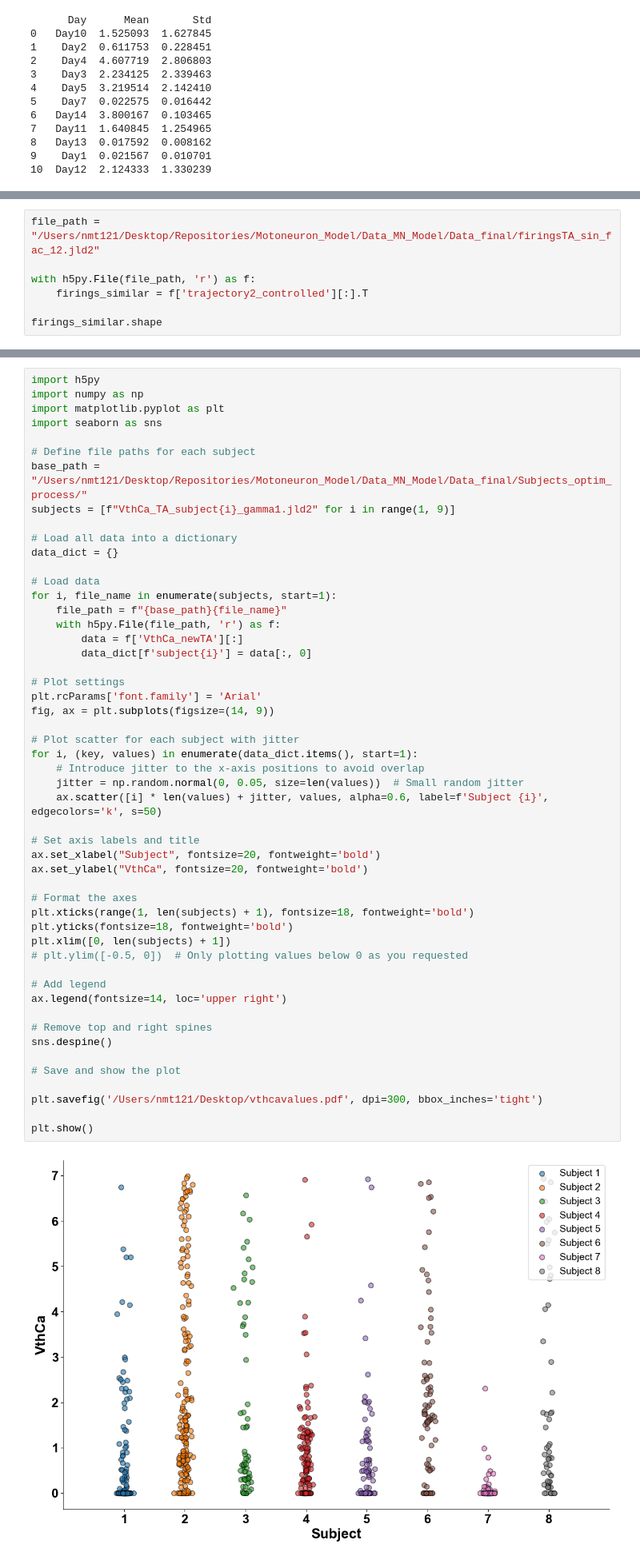
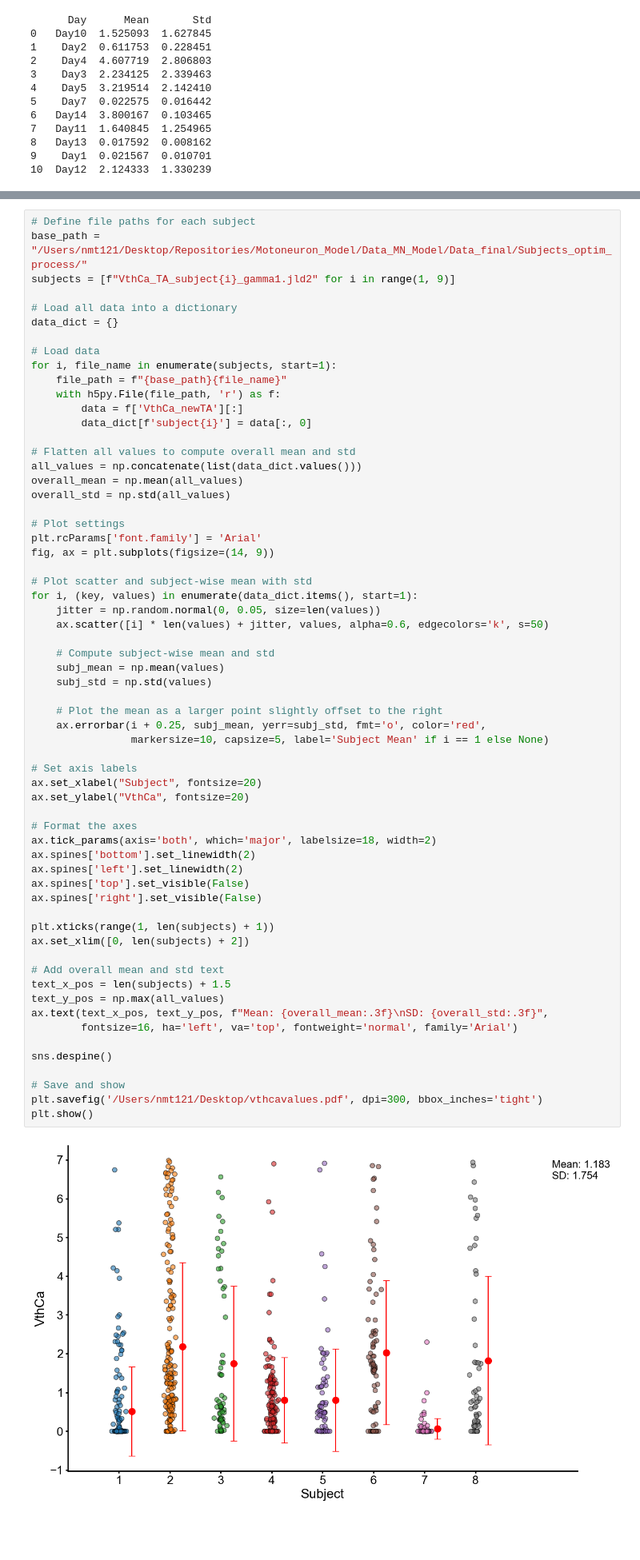
Before and after one commit to natmtc/flexible-motoneuron-control, a Jupyter notebook: Plot_figures.ipynb, the cells around one changed output, grey strips where cells are left out. Shown at 80% size. Saved outputs shown, nothing was run; the diff lists cells and outputs as text; blank space fills up the shorter version.

```diff
--- a/Plot_figures.ipynb
+++ b/Plot_figures.ipynb
@@ -375,7 +628,0 @@ plt.show()
-# %%
-file_path = "/Users/nmt121/Desktop/Repositories/Motoneuron_Model/Data_MN_Model/Data_final/firingsTA_sin_fac_12.jld2"
-
-with h5py.File(file_path, 'r') as f:
-    firings_similar = f['trajectory2_controlled'][:].T
-
-firings_similar.shape
@@ -840,53 +631,64 @@ plt.show()
 # %%
-import h5py
-import numpy as np
-import matplotlib.pyplot as plt
-import seaborn as sns
-
 # Define file paths for each subject
 base_path = "/Users/nmt121/Desktop/Repositories/Motoneuron_Model/Data_MN_Model/Data_final/Subjects_optim_process/"
 subjects = [f"VthCa_TA_subject{i}_gamma1.jld2" for i in range(1, 9)]
 
 # Load all data into a dictionary
 data_dict = {}
 
 # Load data
 for i, file_name in enumerate(subjects, start=1):
     file_path = f"{base_path}{file_name}"
     with h5py.File(file_path, 'r') as f:
         data = f['VthCa_newTA'][:]
         data_dict[f'subject{i}'] = data[:, 0]
 
+# Flatten all values to compute overall mean and std
+all_values = np.concatenate(list(data_dict.values()))
+overall_mean = np.mean(all_values)
+overall_std = np.std(all_values)
+
 # Plot settings
 plt.rcParams['font.family'] = 'Arial'
 fig, ax = plt.subplots(figsize=(14, 9))
 
-# Plot scatter for each subject with jitter
+# Plot scatter and subject-wise mean with std
 for i, (key, values) in enumerate(data_dict.items(), start=1):
-    # Introduce jitter to the x-axis positions to avoid overlap
-    jitter = np.random.normal(0, 0.05, size=len(values))  # Small random jitter
-    ax.scatter([i] * len(values) + jitter, values, alpha=0.6, label=f'Subject {i}', edgecolors='k', s=50)
+    jitter = np.random.normal(0, 0.05, size=len(values))
+    ax.scatter([i] * len(values) + jitter, values, alpha=0.6, edgecolors='k', s=50)
 
-# Set axis labels and title
-ax.set_xlabel("Subject", fontsize=20, fontweight='bold')
-ax.set_ylabel("VthCa", fontsize=20, fontweight='bold')
+    # Compute subject-wise mean and std
+    subj_mean = np.mean(values)
+    subj_std = np.std(values)
+
+    # Plot the mean as a larger point slightly offset to the right
+    ax.errorbar(i + 0.25, subj_mean, yerr=subj_std, fmt='o', color='red',
+                markersize=10, capsize=5, label='Subject Mean' if i == 1 else None)
+
+# Set axis labels
+ax.set_xlabel("Subject", fontsize=20)
+ax.set_ylabel("VthCa", fontsize=20)
 
 # Format the axes
-plt.xticks(range(1, len(subjects) + 1), fontsize=18, fontweight='bold')
-plt.yticks(fontsize=18, fontweight='bold')
-plt.xlim([0, len(subjects) + 1])
-# plt.ylim([-0.5, 0])  # Only plotting values below 0 as you requested
+ax.tick_params(axis='both', which='major', labelsize=18, width=2)
+ax.spines['bottom'].set_linewidth(2)
+ax.spines['left'].set_linewidth(2)
+ax.spines['top'].set_visible(False)
+ax.spines['right'].set_visible(False)
 
-# Add legend
-ax.legend(fontsize=14, loc='upper right')
+plt.xticks(range(1, len(subjects) + 1))
+ax.set_xlim([0, len(subjects) + 2])
 
-# Remove top and right spines
+# Add overall mean and std text
+text_x_pos = len(subjects) + 1.5
+text_y_pos = np.max(all_values)
+ax.text(text_x_pos, text_y_pos, f"Mean: {overall_mean:.3f}\nSD: {overall_std:.3f}",
+        fontsize=16, ha='left', va='top', fontweight='normal', family='Arial')
+
 sns.despine()
 
-# Save and show the plot
-
+# Save and show
 plt.savefig('/Users/nmt121/Desktop/vthcavalues.pdf', dpi=300, bbox_inches='tight')
-
 plt.show()
 # %% [output]
-[figure, old version]
+[figure, new version]
```
Also changed, not shown: parts of 48 cells of this notebook, 13 other files.
